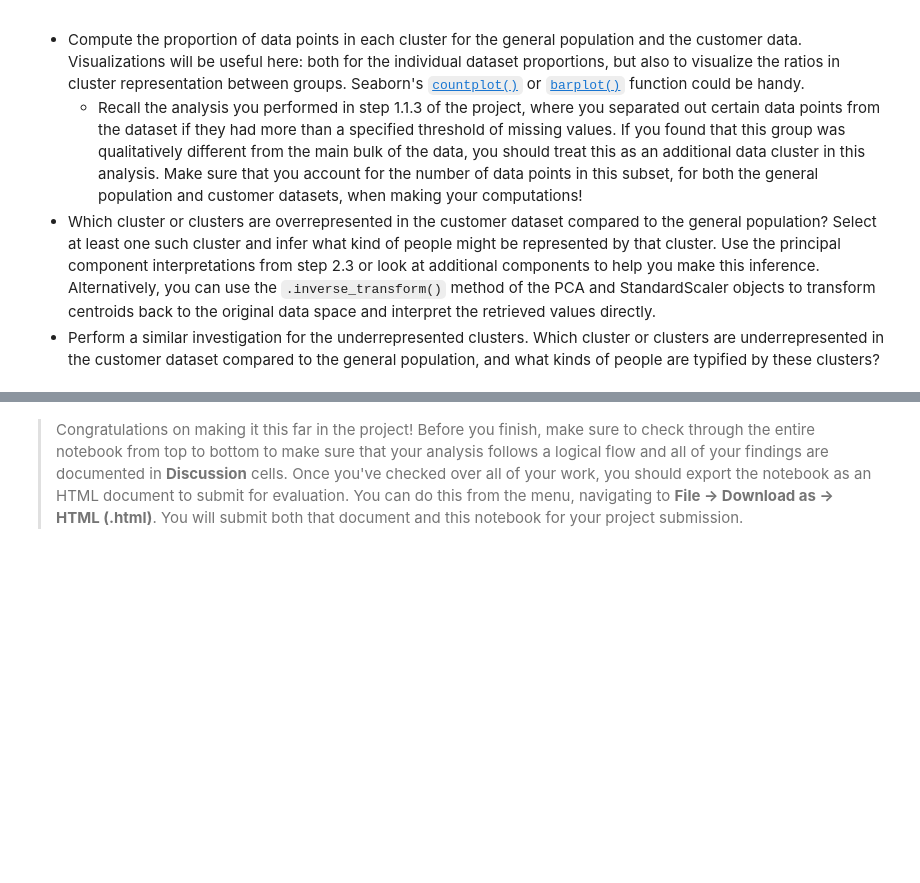
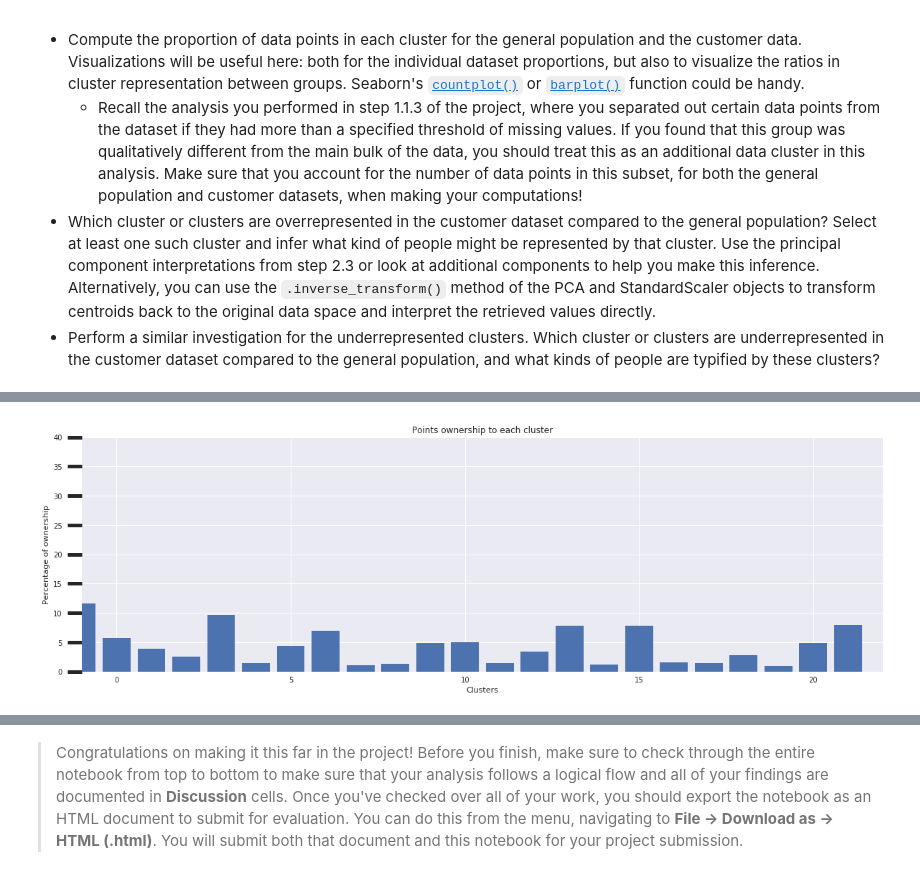
Before and after one commit to a-c-dev/Identify_customer_segments, a Jupyter notebook: Identify_Customer_Segments.ipynb, the cells around one changed output, grey strips where cells are left out. Drawn from its saved outputs; the diff is of its cells as text; code cells hidden in the pictures; blank space fills up the shorter version.

```diff
--- a/Identify_Customer_Segments.ipynb
+++ b/Identify_Customer_Segments.ipynb
@@ -1221,0 +1377,31 @@ Take a look at the following points in this step:
+# %%
+#imputing and scaling people subsets
+people_lowmiss = impute_dataset(people_lowmiss)
+people_lowmiss, scaler_lm = scale_dataset(people_lowmiss)
+people_highmiss = impute_dataset(people_highmiss)
+people_highmiss, scaler_hm = scale_dataset(people_highmiss)
+#imputing and scaling customers subsets
+customers_lowmiss = impute_dataset(customers_lowmiss)
+customers_lowmiss = scaler_lm.transform(customers_lowmiss)
+customers_highmiss = impute_dataset(customers_highmiss)
+customers_highmiss = scaler_hm.transform(customers_highmiss)
+# %%
+#applying pca to subsets
+pca, people_lowmiss_reduct = do_pca(people_lowmiss)
+people_highmiss_reduct = pca.transform(people_highmiss)
+customers_lowmiss_reduct = pca.transform(customers_lowmiss)
+customers_highmiss_reduct = pca.transform(customers_highmiss)
+# %%
+#doing clustering on the lowmiss subsets (adding highmiss as a new label in the next cell)
+people_labels, kmeans = cluster_dataset(people_lowmiss_reduct)
+customers_labels = kmeans.predict(customers_lowmiss_reduct)
+# %%
+#adding highmiss points as a cluster with label '-1'.
+people_lables_extended = people_labels.tolist()
+people_lables_extended.extend([-1 for x in range(0, people_highmiss.shape[0])])
+customers_labels_extended = customers_labels.tolist()
+customers_labels_extended.extend([-1 for x in range(0, customers_highmiss.shape[0])])
+# %%
+plot_clusters_ownership(people_lables_extended, people_lowmiss.shape[0] + people_highmiss.shape[0])
+# %% [output]
+[figure, added]
```
Also changed, not shown: parts of 42 cells of this notebook, 1 other file.
